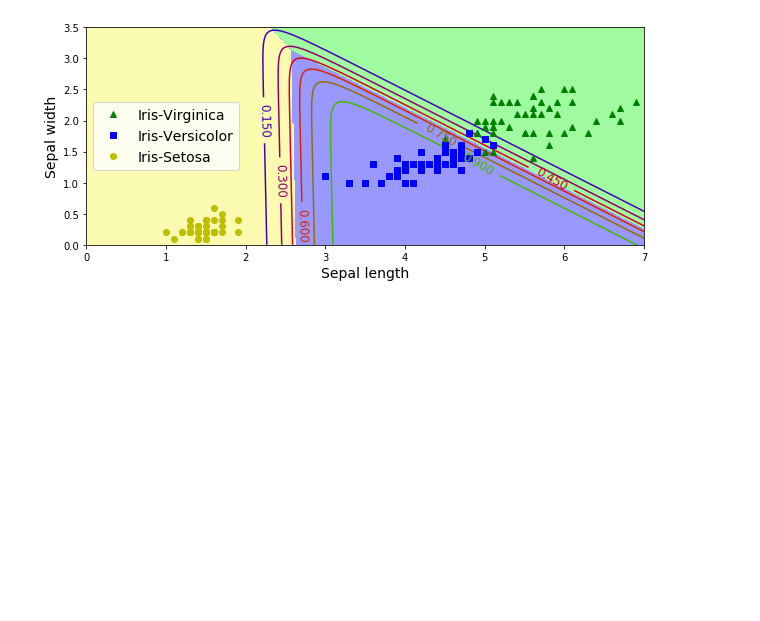
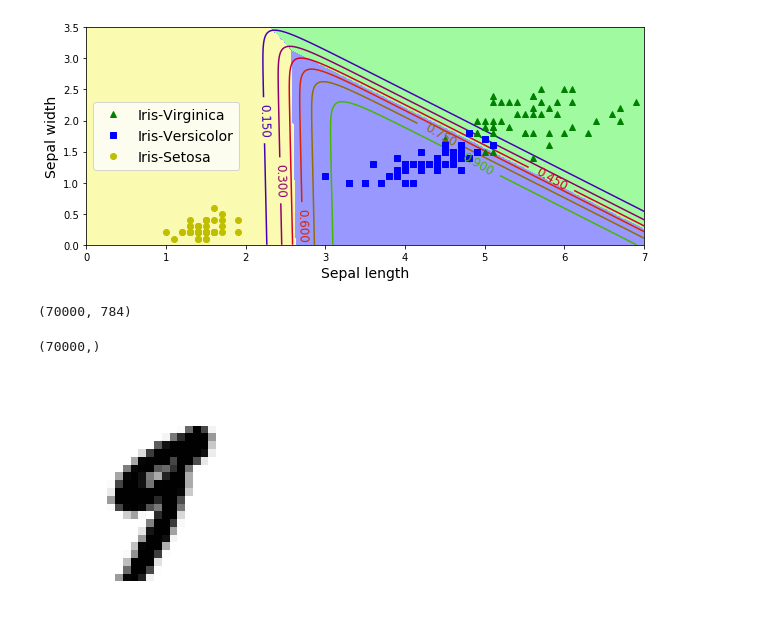
Before and after one commit to YJSYJSYJS/python_machineLearning, a Jupyter notebook: week9/classification_practice.ipynb, the cells around one changed output. Cells and saved outputs as stored; diff of their text form; code cells hidden in the pictures; blank space fills up the shorter version.

```diff
--- a/week9/classification_practice.ipynb
+++ b/week9/classification_practice.ipynb
@@ -251,3 +251,24 @@ plt.axis([0, 7, 0, 3.5])
 plt.show()
 # %% [output]
 [figure]
+# %%
+from sklearn import datasets
+mnist = datasets.fetch_openml('mnist_784', version=1)
+# %%
+X, y = mnist["data"], mnist["target"]
+X.shape
+# %% [output]
+(70000, 784)
+# %%
+y.shape
+# %% [output]
+(70000,)
+# %%
+some_digit = X[36000]
+some_digit_image = some_digit.reshape(28, 28)
+plt.imshow(some_digit_image, cmap = matplotlib.cm.binary, interpolation="nearest")
+plt.axis("off")
+
+plt.show()
+# %% [output]
+[figure, added]
```
Also changed, not shown: parts of 27 cells of this notebook, 5 other files.
